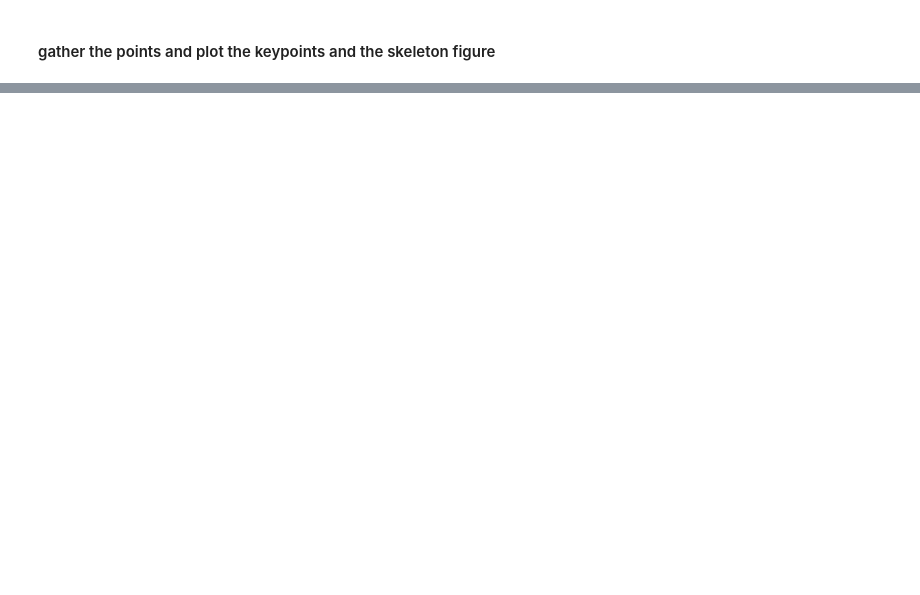
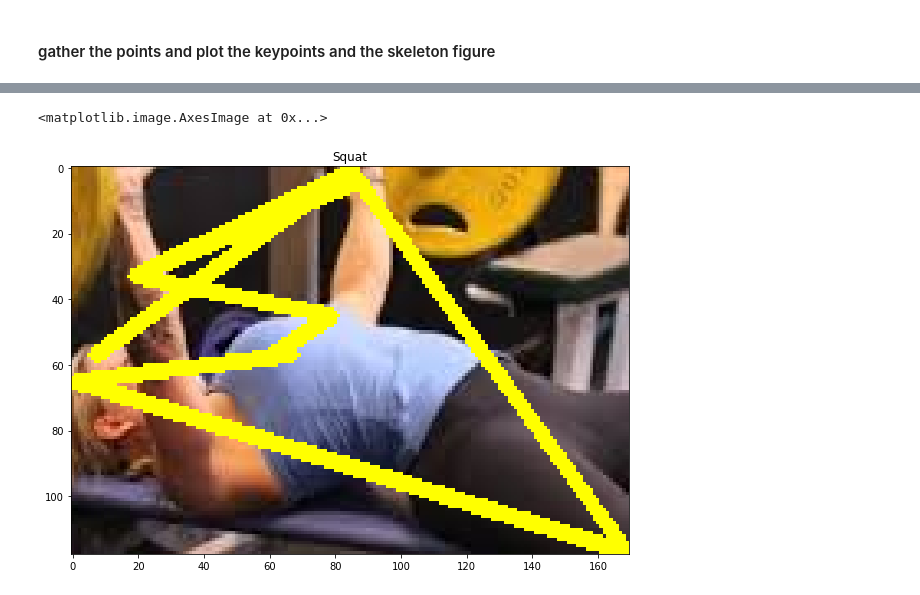
Before and after one commit to saketshirsath/cv.github.io, a Jupyter notebook: OpenPose_Notebook.ipynb, the cells around one changed output, grey strips where cells are left out. Saved outputs shown, nothing was run; the diff lists cells and outputs as text; code cells hidden in the pictures; blank space fills up the shorter version.

```diff
--- a/OpenPose_Notebook.ipynb
+++ b/OpenPose_Notebook.ipynb
@@ -108,0 +183,16 @@ NameError: name 'output' is not defined
+# %%
+def imageComparer(img1, img2):
+    #resized = cv2.resize(img2, (img1.shape[1], img1.shape[0]), interpolation = cv2.INTER_AREA)
+    regular = img1
+    resized = img2
+
+    X = regular.astype(np.uint32) - resized.astype(np.uint32)
+    #XMirror = regular.astype(np.uint32) - np.fliplr(resized).astype(np.uint32)
+    #ssd = min(np.sum(X ** 2), np.sum(XMirror ** 2))
+    ssd = np.sum(X ** 2)
+    return ssd
+# %%
+def mean_no_outliers(input):
+    data = np.array(input)
+    data = np.sort(input)
+    return np.mean(data[0: 3])
@@ -108,0 +234,48 @@ NameError: name 'output' is not defined
+# %%
+
+
+INPUT_IMAGE = "inputs/female_bench.jpg"
+inputFrame = cv2.imread(INPUT_IMAGE)
+inputBlackImage, outputFrame, inputSlopes = blackImager(inputFrame)
+print(inputSlopes)
+squats = np.load("squats.npy")
+deadlifts = np.load("deadlifts.npy")
+benches = np.load("benches.npy")
+
+print("SQUAT")
+squatSimilarities = []
+for squat in squats:
+    ssd = imageComparer(inputSlopes, squat)
+    squatSimilarities.append(ssd)
+    print(ssd)
+squatSimilarity = mean_no_outliers(squatSimilarities)
+print(squatSimilarity)
+
+print("DEADLIFT")
+deadliftSimilarities = []
+for deadlift in deadlifts:
+    ssd = imageComparer(inputSlopes, deadlift)
+    deadliftSimilarities.append(ssd)
+    print(ssd)
+deadliftSimilarity = mean_no_outliers(deadliftSimilarities)
+print(deadliftSimilarity)
+
+print("BENCH")
+benchSimilarities = []
+for bench in benches:
+    ssd = imageComparer(inputSlopes, bench)
+    benchSimilarities.append(ssd)
+    print(ssd)
+benchSimilarity = mean_no_outliers(benchSimilarities)
+print(benchSimilarity)
+
+similarityScores = np.array([squatSimilarity, deadliftSimilarity, benchSimilarity])
+exercises = np.array(["Squat", "Deadlift", "Bench"])
+
+minIndex = np.argmin(similarityScores)
+exercise = exercises[minIndex]
+
+plt.figure(figsize=[10,10])
+plt.title(exercise)
+plt.imshow(cv2.cvtColor(outputFrame, cv2.COLOR_BGR2RGB))
+# %% [output]
@@ -108,0 +299,2 @@ NameError: name 'output' is not defined
+<matplotlib.image.AxesImage at 0x...>
+[figure, added]
```
Also changed, not shown: parts of 10 cells of this notebook, 53 other files.
